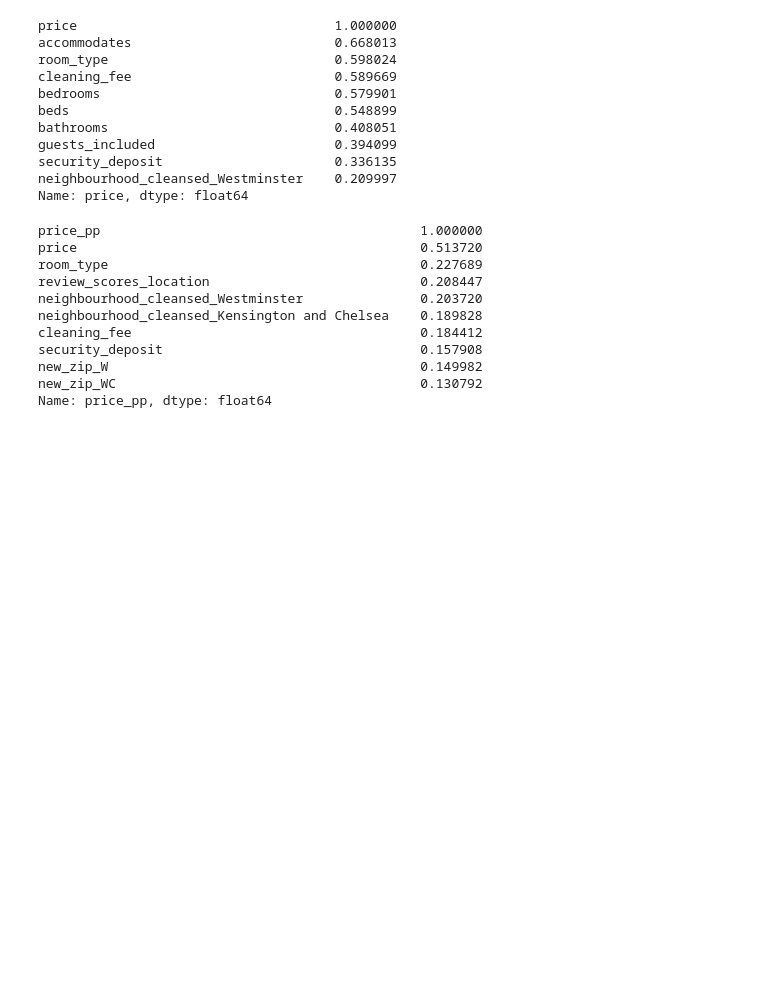
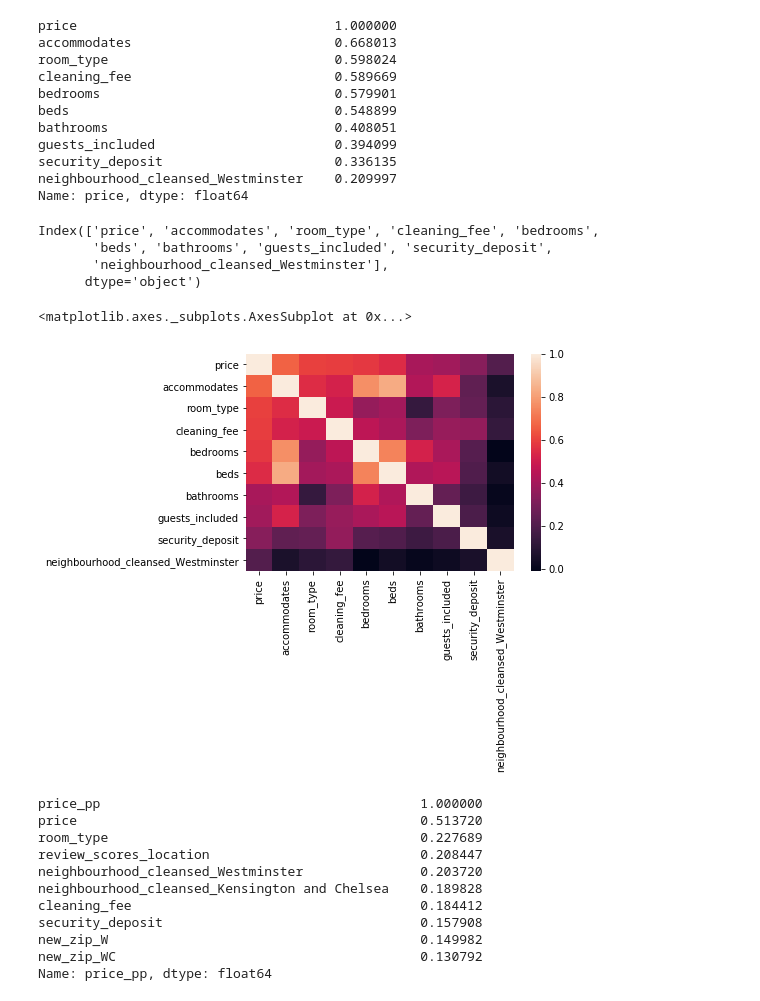
Before and after one commit to MUSSONT/Quick_Blog_Airbnb_Clean-Predict, a Jupyter notebook: newairbnb clean.ipynb, the cells around one changed output. Cells and saved outputs as stored; diff of their text form; code cells hidden in the pictures; blank space fills up the shorter version.

```diff
--- a/newairbnb clean.ipynb
+++ b/newairbnb clean.ipynb
@@ -565,6 +567,20 @@ guests_included                       0.394099
 security_deposit                      0.336135
 neighbourhood_cleansed_Westminster    0.209997
 Name: price, dtype: float64
+# %%
+listings.corr()['price'].sort_values(ascending=False).head(10).index
+# %% [output]
+Index(['price', 'accommodates', 'room_type', 'cleaning_fee', 'bedrooms',
+       'beds', 'bathrooms', 'guests_included', 'security_deposit',
+       'neighbourhood_cleansed_Westminster'],
+      dtype='object')
+# %%
+corr_df = listings[listings.corr()['price'].sort_values(ascending=False).head(10).index].corr()
+# %%
+sns.heatmap(corr_df)
+# %% [output]
+<matplotlib.axes._subplots.AxesSubplot at 0x...>
+[figure, added]
 # %%
 listings['price_pp'] = listings['price']/listings['accommodates']
 listings.corr()['price_pp'].sort_values(ascending=False).head(10)
```
Also changed, not shown: parts of 19 cells of this notebook.
